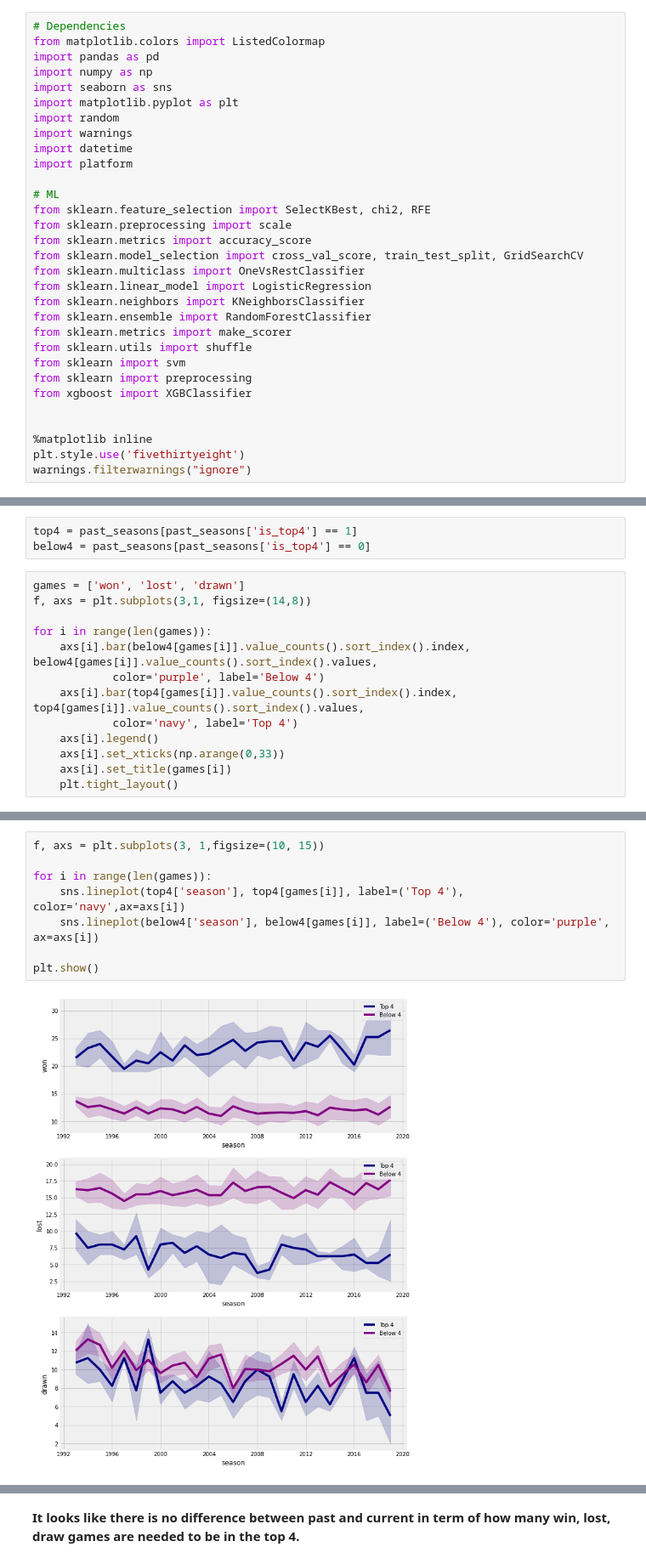
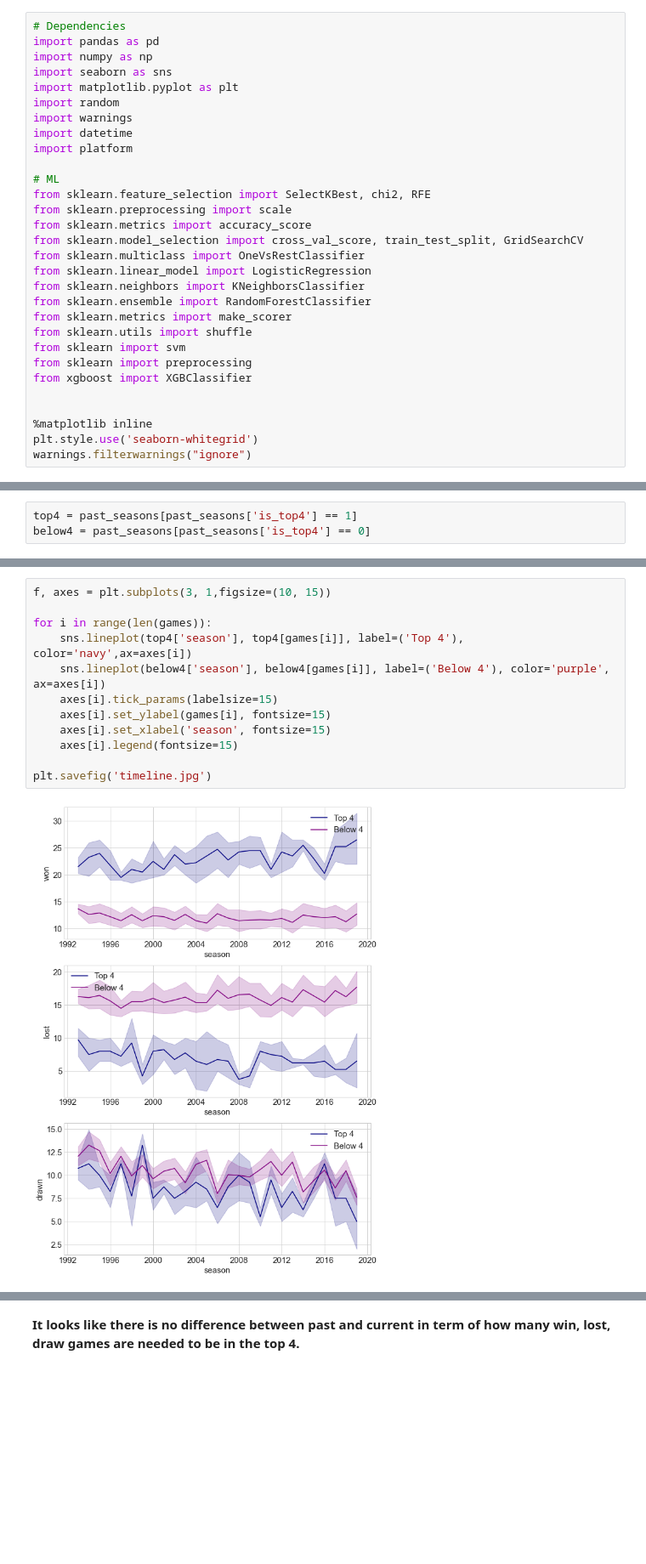
Before and after one commit to hyunilyoo/epl-prediction, a Jupyter notebook: Top4_Prediction.ipynb, the cells around one changed output, grey strips where cells are left out. Shown at 85% size. Cells and saved outputs as stored; diff of their text form; blank space fills up the shorter version.

Commit message:
update easyPlot function

```diff
--- a/Top4_Prediction.ipynb
+++ b/Top4_Prediction.ipynb
@@ -6,6 +6,5 @@ Can we predict which teams are going to be in top4 based on team's statistics?
 # %%
 # Dependencies
-from matplotlib.colors import ListedColormap
 import pandas as pd
 import numpy as np
 import seaborn as sns
@@ -32,7 +31,7 @@ from xgboost import XGBClassifier
 
 
 %matplotlib inline
-plt.style.use('fivethirtyeight')
+plt.style.use('seaborn-whitegrid')
 warnings.filterwarnings("ignore")
 # %%
 # load dataset
@@ -215,16 +214,3 @@ memory usage: 87.6+ KB
 # %%
 top4 = past_seasons[past_seasons['is_top4'] == 1]
 below4 = past_seasons[past_seasons['is_top4'] == 0]
-# %%
-games = ['won', 'lost', 'drawn']
-f, axs = plt.subplots(3,1, figsize=(14,8))
-
-for i in range(len(games)):
-    axs[i].bar(below4[games[i]].value_counts().sort_index().index, below4[games[i]].value_counts().sort_index().values,
-            color='purple', label='Below 4')
-    axs[i].bar(top4[games[i]].value_counts().sort_index().index, top4[games[i]].value_counts().sort_index().values,
-            color='navy', label='Top 4')
-    axs[i].legend()
-    axs[i].set_xticks(np.arange(0,33))
-    axs[i].set_title(games[i])
-    plt.tight_layout()
@@ -235,10 +373,14 @@ for i in range(len(games)):
 # %%
-f, axs = plt.subplots(3, 1,figsize=(10, 15))
+f, axes = plt.subplots(3, 1,figsize=(10, 15))
 
 for i in range(len(games)):
-    sns.lineplot(top4['season'], top4[games[i]], label=('Top 4'), color='navy',ax=axs[i])
-    sns.lineplot(below4['season'], below4[games[i]], label=('Below 4'), color='purple', ax=axs[i])
+    sns.lineplot(top4['season'], top4[games[i]], label=('Top 4'), color='navy',ax=axes[i])
+    sns.lineplot(below4['season'], below4[games[i]], label=('Below 4'), color='purple', ax=axes[i])
+    axes[i].tick_params(labelsize=15)
+    axes[i].set_ylabel(games[i], fontsize=15)
+    axes[i].set_xlabel('season', fontsize=15)
+    axes[i].legend(fontsize=15)
 
-plt.show()
+plt.savefig('timeline.jpg')
 # %% [output]
-[figure, old version]
+[figure, new version]
```
Also changed, not shown: parts of 16 cells of this notebook, 9 other files.
